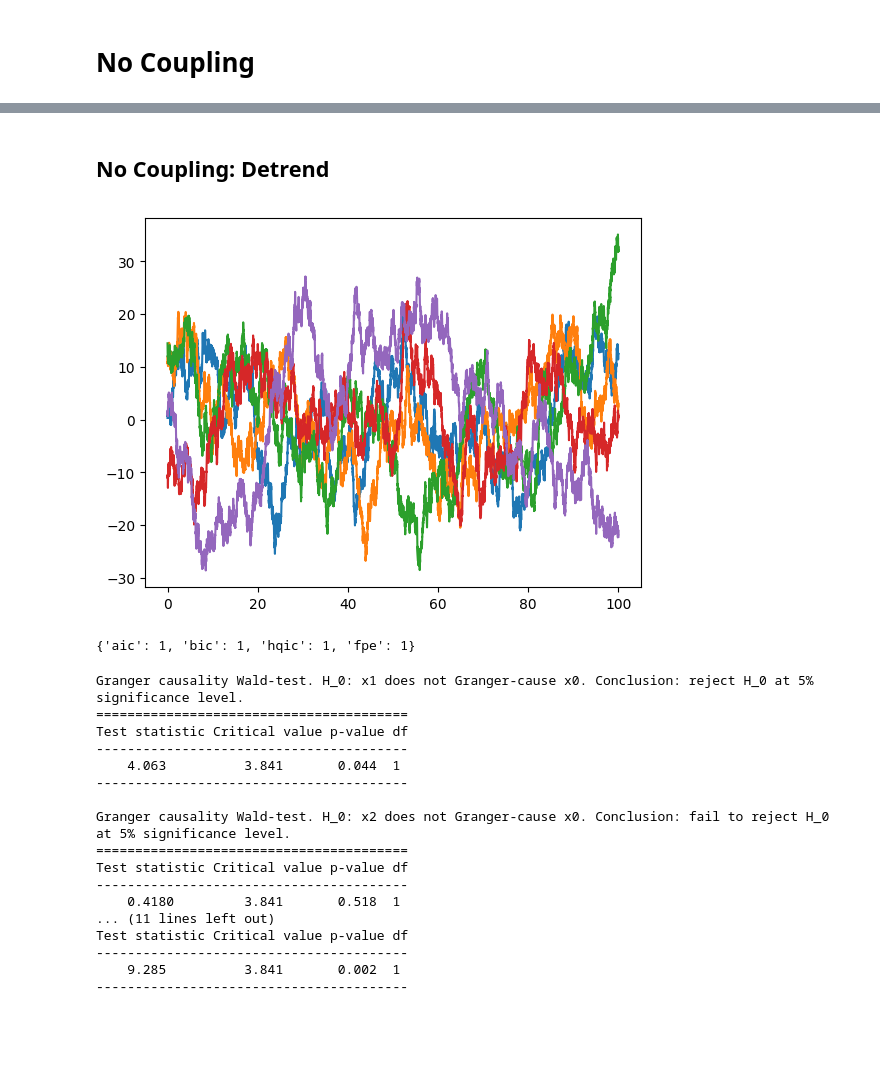
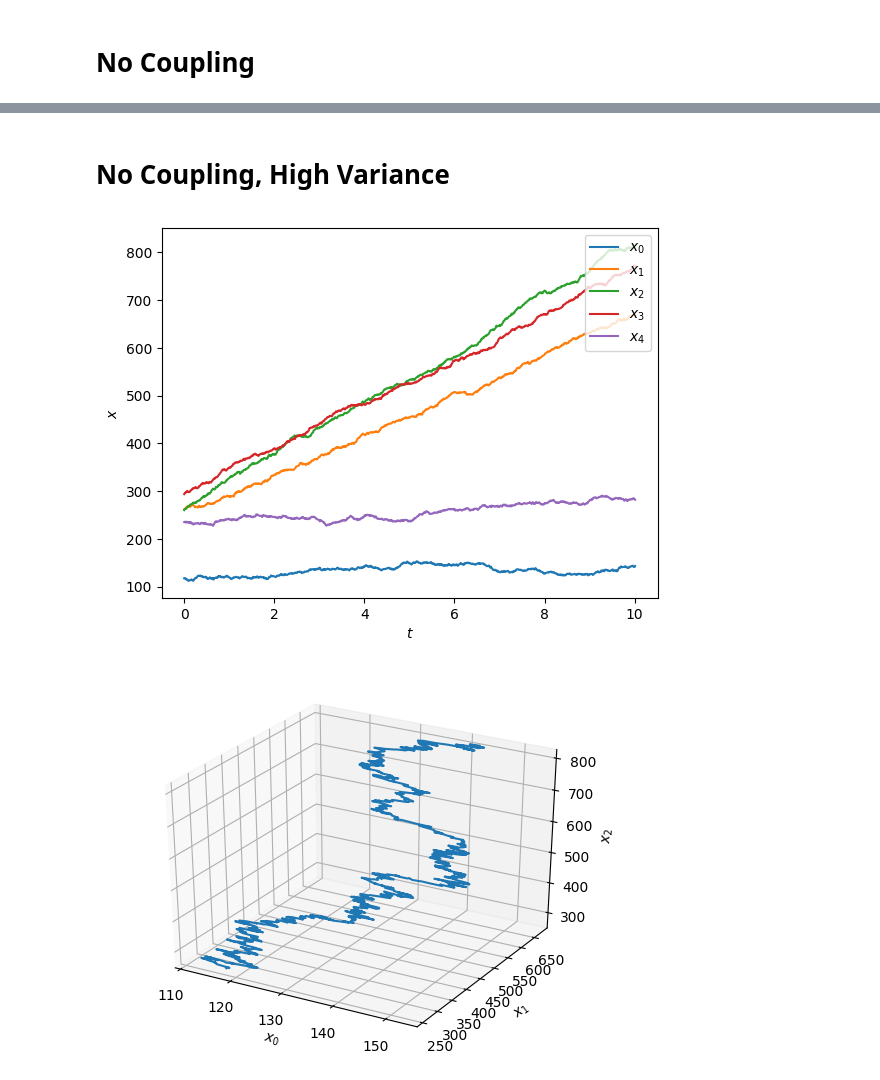
Before and after one commit to data-driven-dynamical-systems/Andre, a Jupyter notebook: Kuramoto/Stochastic_TimeDomain_Granger_Analysis.ipynb, the cells around one changed output, grey strips where cells are left out. Saved outputs shown, nothing was run; the diff lists cells and outputs as text; code cells hidden in the pictures; blank space fills up the shorter version.

```diff
--- a/Kuramoto/Stochastic_TimeDomain_Granger_Analysis.ipynb
+++ b/Kuramoto/Stochastic_TimeDomain_Granger_Analysis.ipynb
@@ -337,3 +162,21 @@ Test statistic Critical value p-value df
 # %% [markdown]
-## No Coupling: Detrend
+# No Coupling, High Variance
+# %%
+# these are our constants
+N = 5  # number of variables
+K = 0.0 #coupling
+omega =  np.array([ 2.31246433, 35.50794494, 53.41350736, 50.23353682,  5.63392492])  # natural frequency
+theta0 = np.array([117.35002435, 261.94283291, 260.06912657, 293.69995793,235.11319532]) # initial state
+sigma=10
+tinit = 0.0
+tmax = 10.0
+dt =  0.01
+# %%
+kuramoto = Kuramoto(N,K,omega,sigma)
+sol = kuramoto.integrate(tinit, tmax, dt, theta0)
+kuramoto.evolution_plot()
+kuramoto.trajectory_plot()
+# %% [output]
+[figure, added]
+[figure, added]
 # %%
@@ -344,50 +186,0 @@ kuramoto_detrend_df = kuramoto_df.transform(detrend)
-# %%
-plt.plot(sol[0],kuramoto_detrend_df)
-plt.show()
-# %% [output]
-[figure, removed]
-# %%
-#kuramoto_df_wo_x0sin=kuramoto_df.drop(columns=['x0sin'])
-model = VAR(kuramoto_df)
-#find optimal lag order by information criteria
-lag_orders_data = model.select_order(trend='nc')
-print(lag_orders_data.selected_orders)
-# %% [output]
-{'aic': 1, 'bic': 1, 'hqic': 1, 'fpe': 1}
-# %%
-# Wald Test
-causal_results = results.test_causality('x0', 'x1', kind='Wald')
-print(causal_results.summary())
-
-print('\t\t')
-
-causal_results = results.test_causality('x0', 'x2', kind='Wald')
-print(causal_results.summary())
-
-print('\t\t')
-
-causal_results = results.test_causality('x0', 'x3', kind='Wald')
-print(causal_results.summary())
-
-print('\t\t')
-
-causal_results = results.test_causality('x0', 'x4', kind='Wald')
-print(causal_results.summary())
-# %% [output]
-Granger causality Wald-test. H_0: x1 does not Granger-cause x0. Conclusion: reject H_0 at 5% significance level.
-========================================
-Test statistic Critical value p-value df
-----------------------------------------
-    4.063          3.841       0.044  1
-----------------------------------------
-
-Granger causality Wald-test. H_0: x2 does not Granger-cause x0. Conclusion: fail to reject H_0 at 5% significance level.
-========================================
-Test statistic Critical value p-value df
-----------------------------------------
-    0.4180         3.841       0.518  1
-... (11 lines left out)
-Test statistic Critical value p-value df
-----------------------------------------
-    9.285          3.841       0.002  1
-----------------------------------------
```
Also changed, not shown: parts of 34 cells of this notebook, 4 other files.
